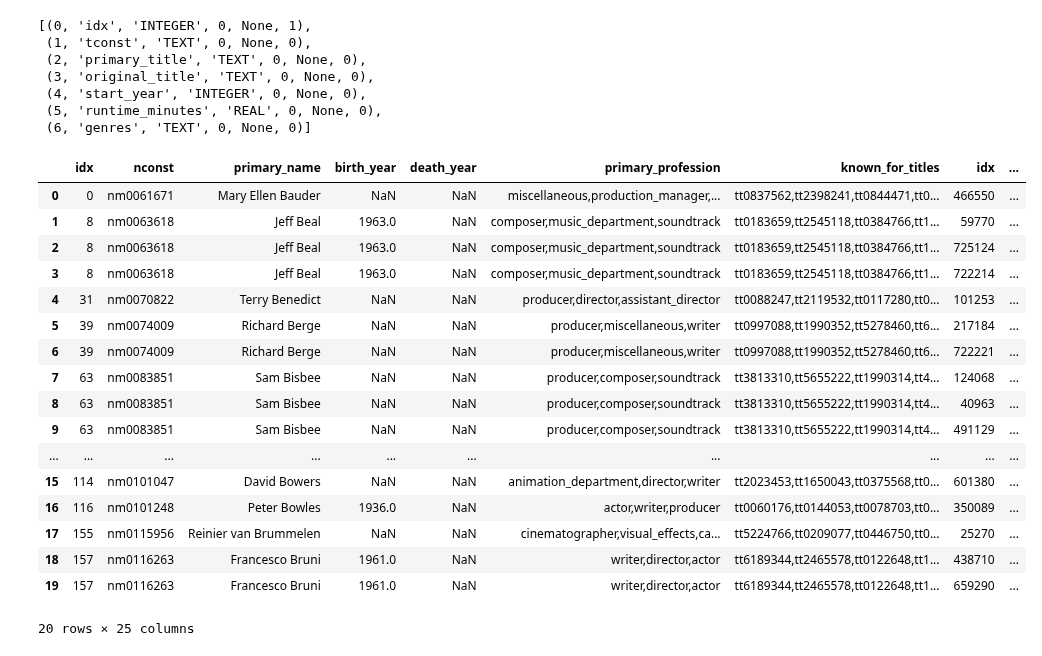
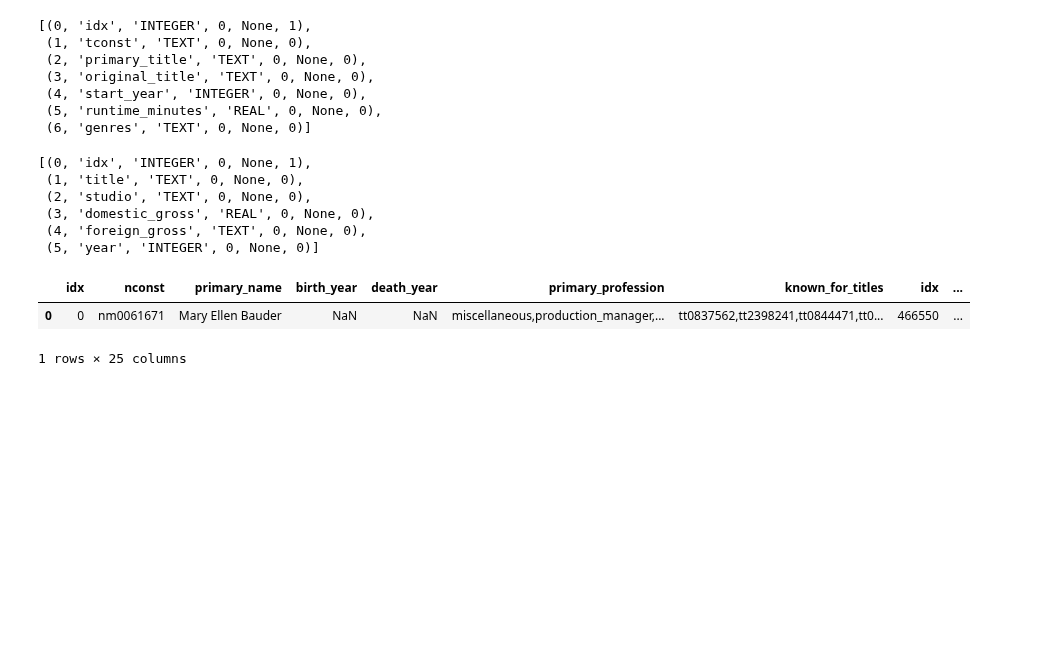
Before and after one commit to jeffreyhwatson/MS_Box_Office_Insights, a Jupyter notebook: talent_sql_eda.ipynb, the cells around one changed output. Drawn from its saved outputs; the diff is of its cells as text; code cells hidden in the pictures; blank space fills up the shorter version.

```diff
--- a/talent_sql_eda.ipynb
+++ b/talent_sql_eda.ipynb
@@ -73,35 +73,31 @@ fetcha(q)
  (4, 'start_year', 'INTEGER', 0, None, 0),
  (5, 'runtime_minutes', 'REAL', 0, None, 0),
  (6, 'genres', 'TEXT', 0, None, 0)]
+# %%
+# getting column names
+q = "PRAGMA table_info('bom_movie_gross')"
+fetcha(q)
+# %% [output]
+[(0, 'idx', 'INTEGER', 0, None, 1),
+ (1, 'title', 'TEXT', 0, None, 0),
+ (2, 'studio', 'TEXT', 0, None, 0),
+ (3, 'domestic_gross', 'REAL', 0, None, 0),
+ (4, 'foreign_gross', 'TEXT', 0, None, 0),
+ (5, 'year', 'INTEGER', 0, None, 0)]
 # %%
-# creating initial dataframe by joining the three tables and printing first row
+# creating initial dataframe by joining the four tables and printing first row
 q = """SELECT*FROM imdb_name_basics
        JOIN imdb_title_principals
        USING(nconst)
        JOIN imdb_title_basics AS ib
        USING(tconst)
        JOIN bom_movie_gross AS bm
        ON ib.primary_title = bm.title
        """
 df = pd.DataFrame(fetcha(q))
 df.columns = [i[0] for i in cur.description]
-df.head(20)
+df.head(1)
 # %% [output]
 |  | idx | nconst | primary_name | birth_year | death_year | primary_profession | known_for_titles | idx | ... |
 | 0 | 0 | nm0061671 | Mary Ellen Bauder | NaN | NaN | miscellaneous,production_manager,... | tt0837562,tt2398241,tt0844471,tt0... | 466550 | ... |
-| 1 | 8 | nm0063618 | Jeff Beal | 1963.0 | NaN | composer,music_department,soundtrack | tt0183659,tt2545118,tt0384766,tt1... | 59770 | ... |
-| 2 | 8 | nm0063618 | Jeff Beal | 1963.0 | NaN | composer,music_department,soundtrack | tt0183659,tt2545118,tt0384766,tt1... | 725124 | ... |
-| 3 | 8 | nm0063618 | Jeff Beal | 1963.0 | NaN | composer,music_department,soundtrack | tt0183659,tt2545118,tt0384766,tt1... | 722214 | ... |
-| 4 | 31 | nm0070822 | Terry Benedict | NaN | NaN | producer,director,assistant_director | tt0088247,tt2119532,tt0117280,tt0... | 101253 | ... |
-| 5 | 39 | nm0074009 | Richard Berge | NaN | NaN | producer,miscellaneous,writer | tt0997088,tt1990352,tt5278460,tt6... | 217184 | ... |
-| 6 | 39 | nm0074009 | Richard Berge | NaN | NaN | producer,miscellaneous,writer | tt0997088,tt1990352,tt5278460,tt6... | 722221 | ... |
-| 7 | 63 | nm0083851 | Sam Bisbee | NaN | NaN | producer,composer,soundtrack | tt3813310,tt5655222,tt1990314,tt4... | 124068 | ... |
-| 8 | 63 | nm0083851 | Sam Bisbee | NaN | NaN | producer,composer,soundtrack | tt3813310,tt5655222,tt1990314,tt4... | 40963 | ... |
-| 9 | 63 | nm0083851 | Sam Bisbee | NaN | NaN | producer,composer,soundtrack | tt3813310,tt5655222,tt1990314,tt4... | 491129 | ... |
-| ... | ... | ... | ... | ... | ... | ... | ... | ... | ... |
-| 15 | 114 | nm0101047 | David Bowers | NaN | NaN | animation_department,director,writer | tt2023453,tt1650043,tt0375568,tt0... | 601380 | ... |
-| 16 | 116 | nm0101248 | Peter Bowles | 1936.0 | NaN | actor,writer,producer | tt0060176,tt0144053,tt0078703,tt0... | 350089 | ... |
-| 17 | 155 | nm0115956 | Reinier van Brummelen | NaN | NaN | cinematographer,visual_effects,ca... | tt5224766,tt0209077,tt0446750,tt0... | 25270 | ... |
-| 18 | 157 | nm0116263 | Francesco Bruni | 1961.0 | NaN | writer,director,actor | tt6189344,tt2465578,tt0122648,tt1... | 438710 | ... |
-| 19 | 157 | nm0116263 | Francesco Bruni | 1961.0 | NaN | writer,director,actor | tt6189344,tt2465578,tt0122648,tt1... | 659290 | ... |
-20 rows × 25 columns
+1 rows × 25 columns
```
Also changed, not shown: parts of 23 cells of this notebook.
